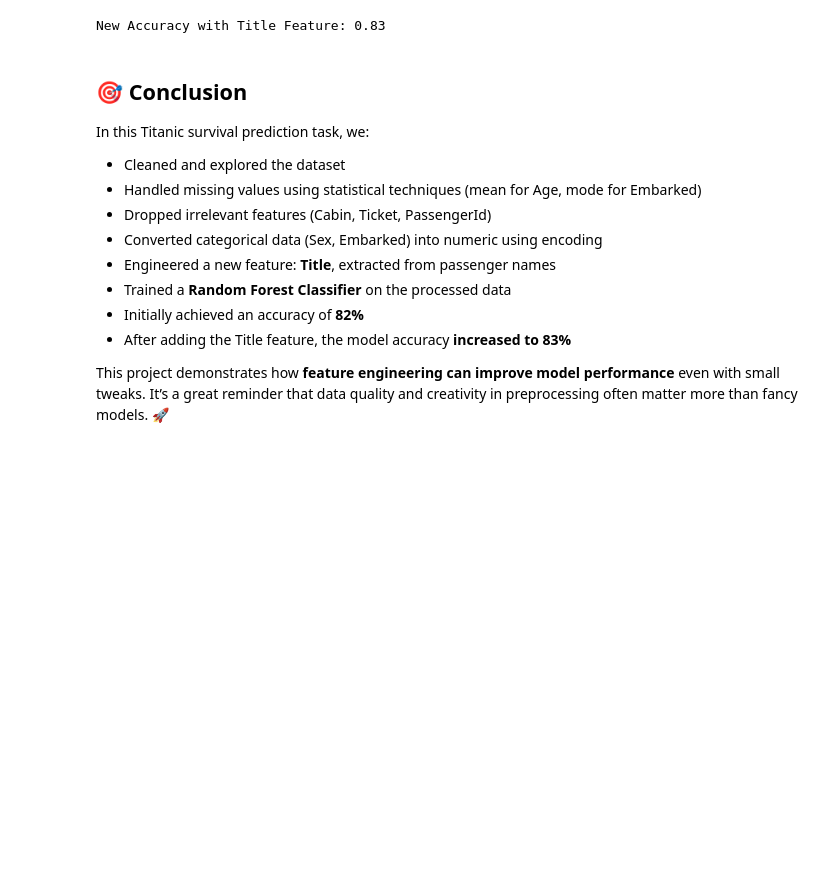
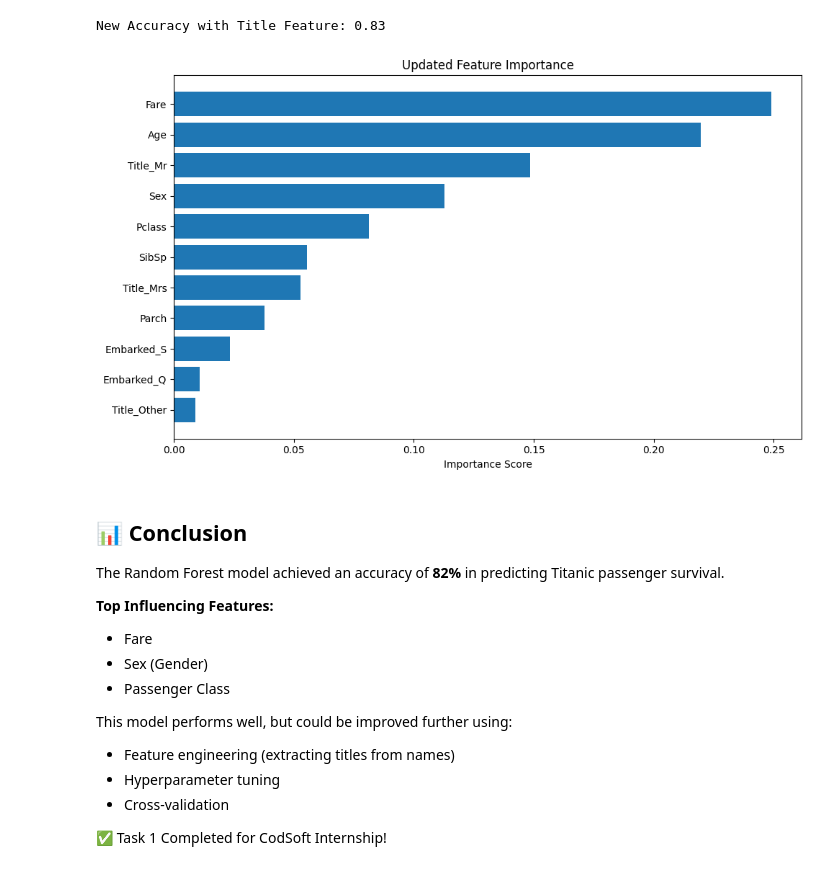
Before and after one commit to NabilJint/CODSOFT, a Jupyter notebook: Titanic Survival Prediction/Titanic_Survival_Prediction.ipynb, the cells around one changed output. Saved outputs shown, nothing was run; the diff lists cells and outputs as text; code cells hidden in the pictures; blank space fills up the shorter version.

Commit message:
Add Titanic Survival Prediction project with improved accuracy 2.0

```diff
--- a/Titanic Survival Prediction/Titanic_Survival_Prediction.ipynb
+++ b/Titanic Survival Prediction/Titanic_Survival_Prediction.ipynb
@@ -282,18 +280,35 @@ accuracy = accuracy_score(y_test, y_pred)
 print(f"New Accuracy with Title Feature: {accuracy:.2f}")
 # %% [output]
 New Accuracy with Title Feature: 0.83
+# %%
+import matplotlib.pyplot as plt
+
+importance = model.feature_importances_
+features_df = pd.DataFrame({'Feature': X.columns, 'Importance': importance})
+features_df = features_df.sort_values(by='Importance', ascending=False)  # or use inplace=True
+
+plt.figure(figsize=(10, 6))
+plt.barh(features_df['Feature'], features_df['Importance'])
+plt.gca().invert_yaxis()
+plt.title('Updated Feature Importance')
+plt.xlabel('Importance Score')
+plt.tight_layout()
+plt.show()
+# %% [output]
+[figure, added]
 # %% [markdown]
-## 🎯 Conclusion
+## 📊 Conclusion
 
-In this Titanic survival prediction task, we:
+The Random Forest model achieved an accuracy of **82%** in predicting Titanic passenger survival.
 
-- Cleaned and explored the dataset
-- Handled missing values using statistical techniques (mean for Age, mode for Embarked)
-- Dropped irrelevant features (Cabin, Ticket, PassengerId)
-- Converted categorical data (Sex, Embarked) into numeric using encoding
-- Engineered a new feature: **Title**, extracted from passenger names
-- Trained a **Random Forest Classifier** on the processed data
-- Initially achieved an accuracy of **82%**
-- After adding the Title feature, the model accuracy **increased to 83%**
+**Top Influencing Features:**
+- Fare
+- Sex (Gender)
+- Passenger Class
 
-This project demonstrates how **feature engineering can improve model performance** even with small tweaks. It’s a great reminder that data quality and creativity in preprocessing often matter more than fancy models. 🚀
+This model performs well, but could be improved further using:
+- Feature engineering (extracting titles from names)
+- Hyperparameter tuning
+- Cross-validation
+
+✅ Task 1 Completed for CodSoft Internship!
```
Also changed, not shown: parts of 2 cells of this notebook.
